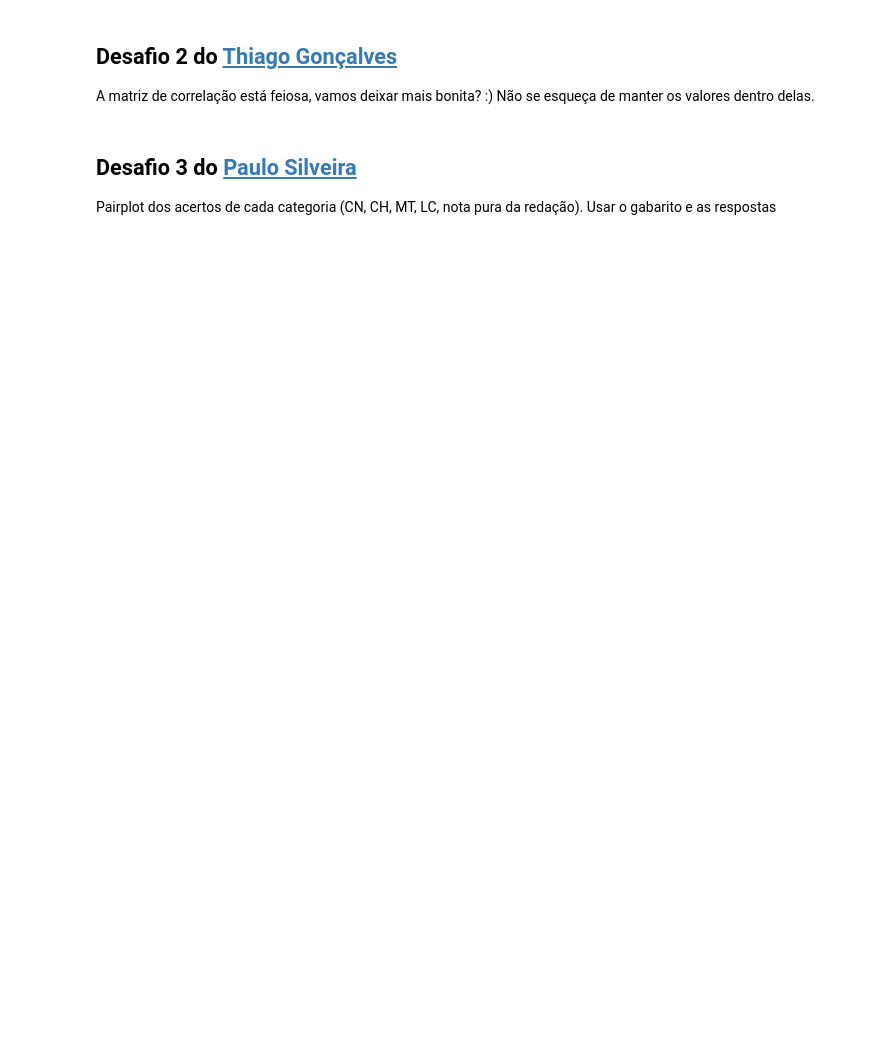
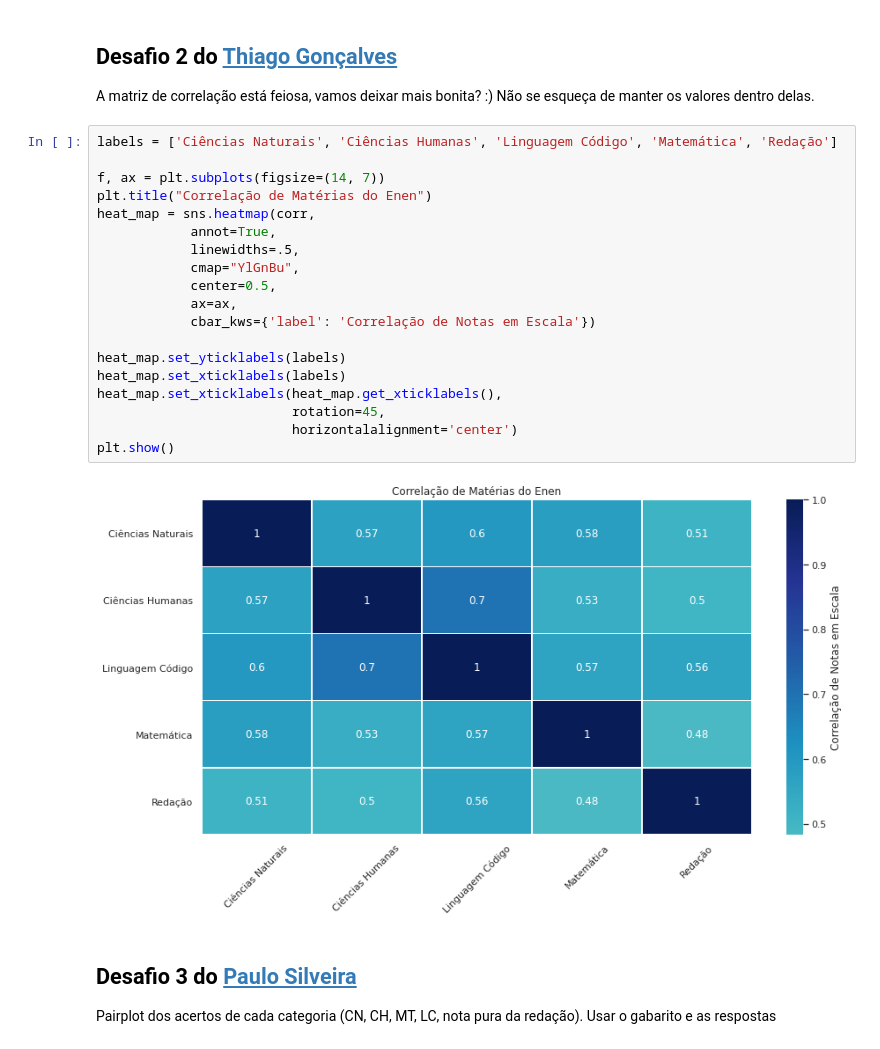
Before and after one commit to itimes-digital/quarentena-dados-alura, a Jupyter notebook: QuarentenaDados_Aula04.ipynb, the cells around one changed output. Drawn from its saved outputs; the diff is of its cells as text; blank space fills up the shorter version.

```diff
--- a/QuarentenaDados_Aula04.ipynb
+++ b/QuarentenaDados_Aula04.ipynb
@@ -178,6 +286,27 @@ Se a pessoa não teve presença, preencha a nota dela com algum número. A nota
 ## Desafio 2 do [Thiago Gonçalves](https://twitter.com/tgcsantos)
 
 A matriz de correlação está feiosa, vamos deixar mais bonita? :) Não se esqueça de manter os valores dentro delas.
+# %%
+labels = ['Ciências Naturais', 'Ciências Humanas', 'Linguagem Código', 'Matemática', 'Redação']
+
+f, ax = plt.subplots(figsize=(14, 7))
+plt.title("Correlação de Matérias do Enen")
+heat_map = sns.heatmap(corr,
+            annot=True,
+            linewidths=.5,
+            cmap="YlGnBu",
+            center=0.5,
+            ax=ax,
+            cbar_kws={'label': 'Correlação de Notas em Escala'})
+
+heat_map.set_yticklabels(labels)
+heat_map.set_xticklabels(labels)
+heat_map.set_xticklabels(heat_map.get_xticklabels(),
+                         rotation=45,
+                         horizontalalignment='center')
+plt.show()
+# %% [output]
+[figure, added]
 # %% [markdown]
 ## Desafio 3 do [Paulo Silveira](https://twitter.com/paulo_caelum)
 
```
Also changed, not shown: parts of 8 cells of this notebook.
